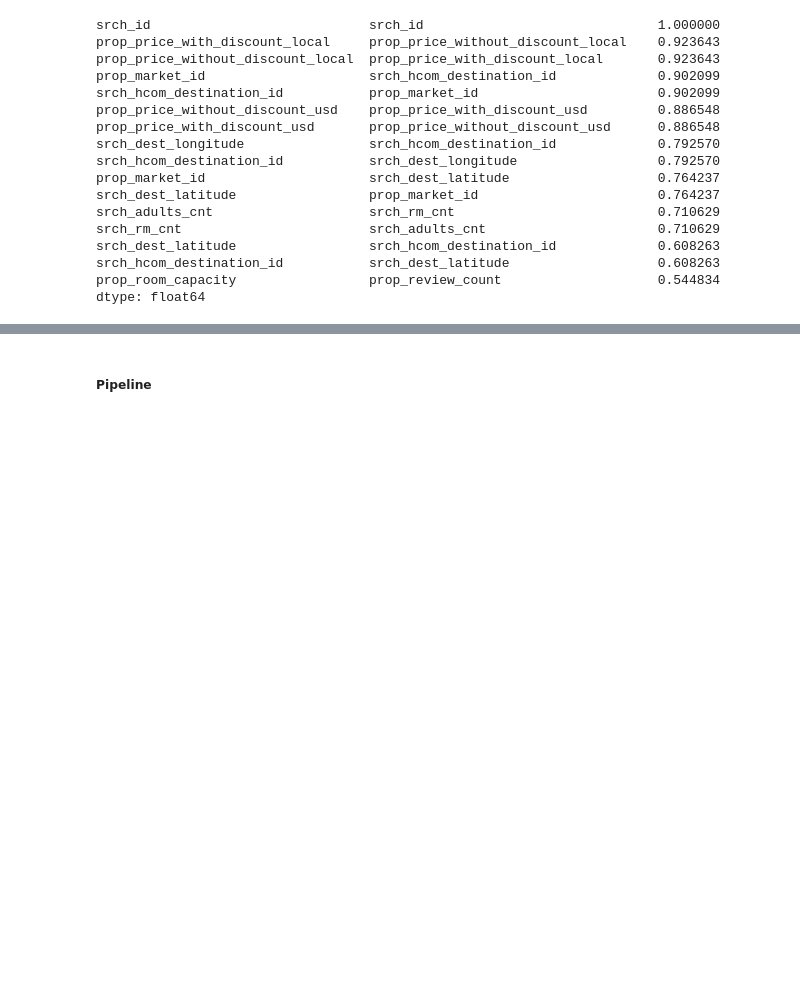
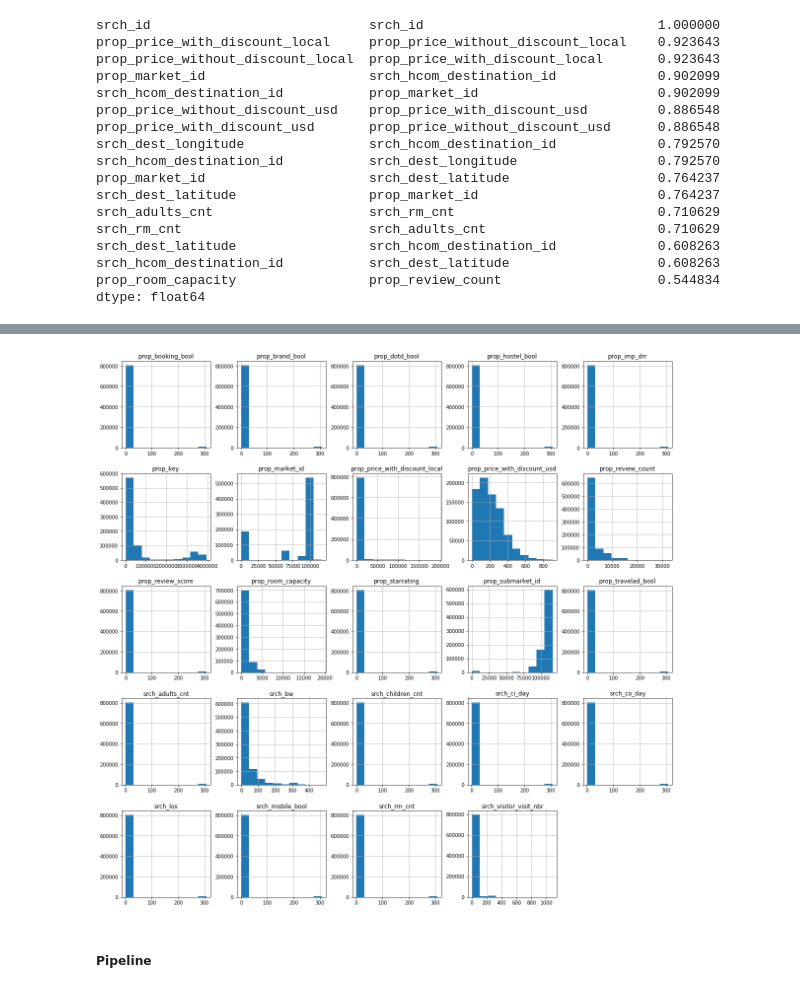
Before and after one commit to achilleasatha/expedia_sortranking, a Jupyter notebook: sortranking.ipynb, the cells around one changed output, grey strips where cells are left out. Cells and saved outputs as stored; diff of their text form; code cells hidden in the pictures; blank space fills up the shorter version.

```diff
--- a/sortranking.ipynb
+++ b/sortranking.ipynb
@@ -194,3 +199,14 @@ plt.show();
+# %%
+raw_data = train_data.copy()
+# ranker = Ranker()
+dataprep = DataPrep(raw_data)
+# pipeline = Pipeline()
+# %%
+df = dataprep.return_df()
+# %%
+hist = df.hist(figsize=(20,20))
+# %% [output]
+[figure, added]
 # %% [markdown]
 ##### Pipeline
 # %% [markdown]
```
Also changed, not shown: parts of 14 cells of this notebook, 3 other files.
